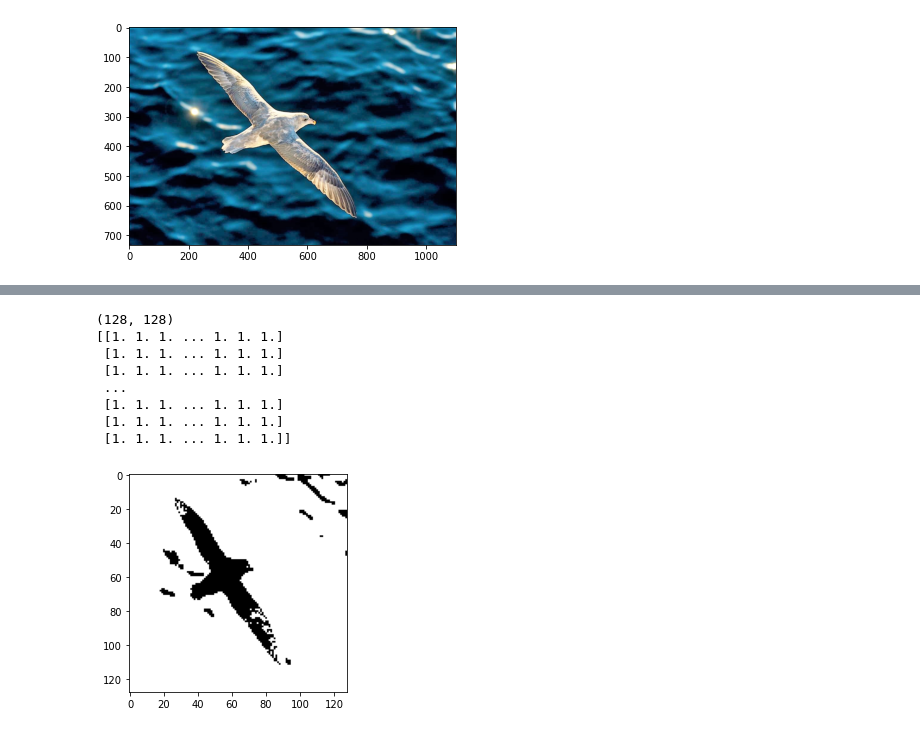
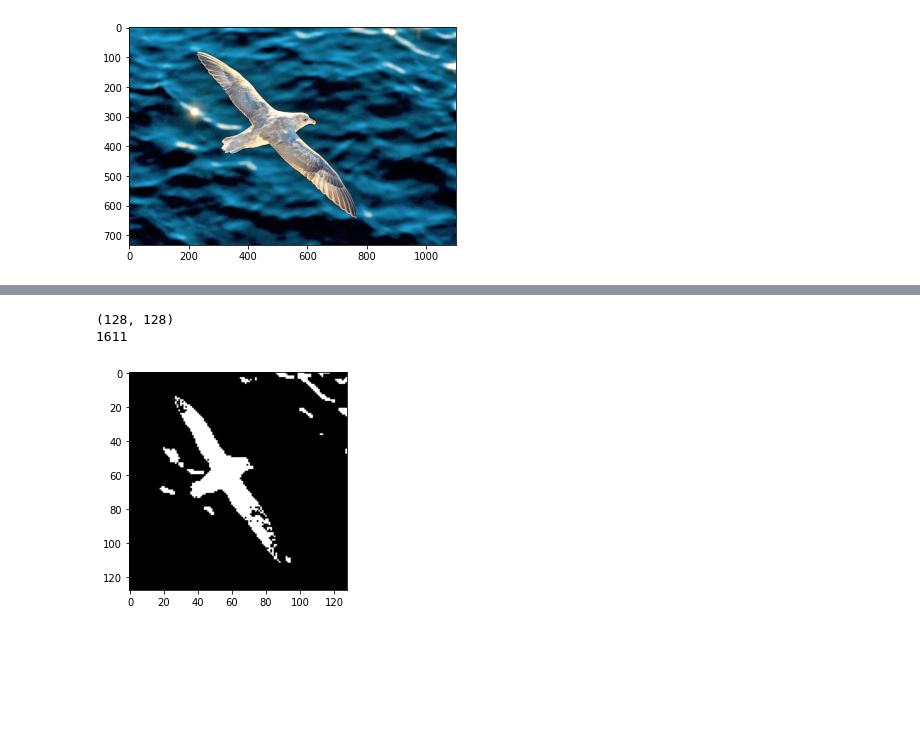
Before and after one commit to soham2109/CS-663-Assignments, a Jupyter notebook: assignment-3-segmentation/3/code/Q3.ipynb, the cells around one changed output, grey strips where cells are left out. Drawn from its saved outputs; the diff is of its cells as text; code cells hidden in the pictures; blank space fills up the shorter version.

```diff
--- a/assignment-3-segmentation/3/code/Q3.ipynb
+++ b/assignment-3-segmentation/3/code/Q3.ipynb
@@ -70,8 +54,8 @@ def meanShift(img):
 
     #hsv_image = cv2.cvtColor(img,cv2.COLOR_RGB2HSV)
     #h,s,v = cv2.split(hsv_image)
-    # row = shp[0]//4
-    # col = shp[1]//4
+#     row = r//2
+#     col = row
     row,col = 128,128
     newimg = cv2.resize(img,(row,col))
 
@@ -153,7 +137,7 @@ def meanShift(img):
     '''
     result = cv2.merge((result1,result2,result3))
     #print(result)
-    return result
+    return result,newimg
 # %%
 # img = cv2.imread("../data/bird.jpg") # Read image here
 # img = cv2.cvtColor(img,cv2.COLOR_BGR2RGB)
@@ -161,7 +145,7 @@ def meanShift(img):
 # %%
 img = cv2.imread("../data/bird.jpg") # Read image here
 img = cv2.cvtColor(img,cv2.COLOR_BGR2RGB)
-result2 = meanShift(img)
+result2,resized_image = meanShift(img)
 plt.figure()
 plt.imshow(result2)
 plt.figure()
@@ -193,12 +266,13 @@ plt.imshow(img)
 # %%
 print(result2.shape)
-
-r,c,d = result2.shape
-result_copy = result2.copy()
+print(((sort[-1][0])**3)*0.05)
+r,col,d = result2.shape
+result_copy = np.zeros_like(result2)
 for i in range(r):
-    for j in range(int(c)):
+    for j in range(col):
         a,b,c = result_copy[i,j,:]
-        if a+b+c>=(3*sort[0][0])*0.9:
+        #print(a*b*c)
+        if a*b*c<=(((sort[0][0])**3)):
             result_copy[i,j,:] = 0
 
 plt.imshow(result_copy)
@@ -298,26 +284,24 @@ print(len(unique_intensities))
 # %%
-vectorized_mask = np.zeros((masked_2.shape[0],masked_2.shape[1]))
-for i in range(masked_2.shape[0]):
-    for j in range(masked_2.shape[1]):
+r,c,d = masked_2.shape
+vectorized_mask = np.zeros((r,c))
+foreground_pixels = []
+for i in range(r):
+    for j in range(c):
             vectorized_mask[i,j] = masked_2[i,j,0] * masked_2[i,j,1] * masked_2[i,j,2]
             if vectorized_mask[i,j]>0.4:   #0.02 works for flower , 0.4 for bird
+                vectorized_mask[i,j]=1
+                foreground_pixels.append((i,j))
+            else:
                 vectorized_mask[i,j]=0
-            else:
-                vectorized_mask[i,j]=1
 print(vectorized_mask.shape)
 
 plt.imshow(vectorized_mask,cmap='gray')
-print(vectorized_mask)
+print(len(foreground_pixels))
+#print(vectorized_mask)
 # %% [output]
 (128, 128)
-[[1. 1. 1. ... 1. 1. 1.]
- [1. 1. 1. ... 1. 1. 1.]
- [1. 1. 1. ... 1. 1. 1.]
- ...
- [1. 1. 1. ... 1. 1. 1.]
- [1. 1. 1. ... 1. 1. 1.]
- [1. 1. 1. ... 1. 1. 1.]]
+1611
-[figure, old version]
+[figure, new version]
 # %%
 masked_img = np.zeros((result2.shape[0],result2.shape[1],3))
 masked_img[:,:,0] = result2[:,:,0]*vectorized_mask
```
Also changed, not shown: parts of 15 cells of this notebook.
